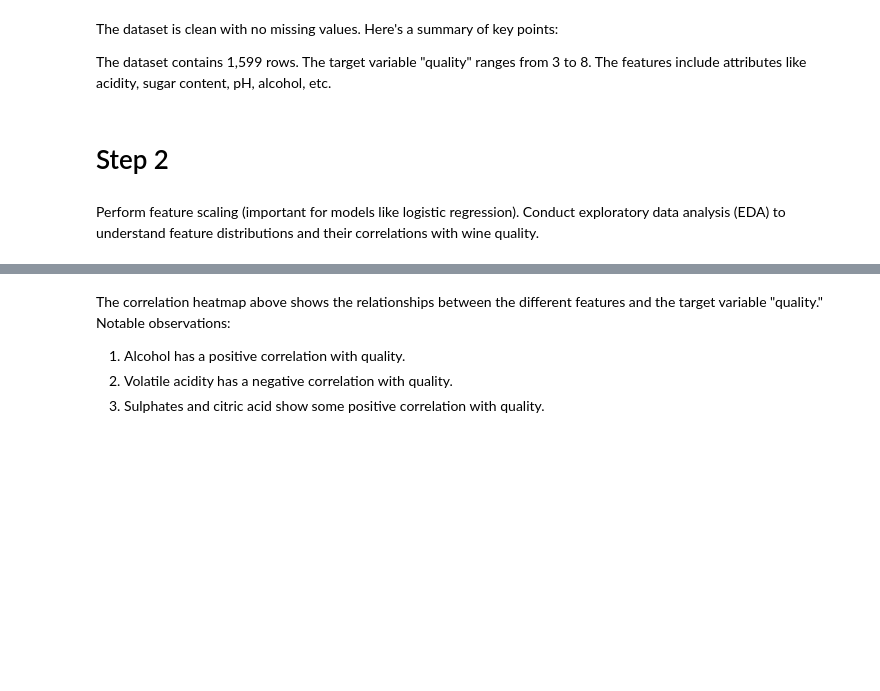
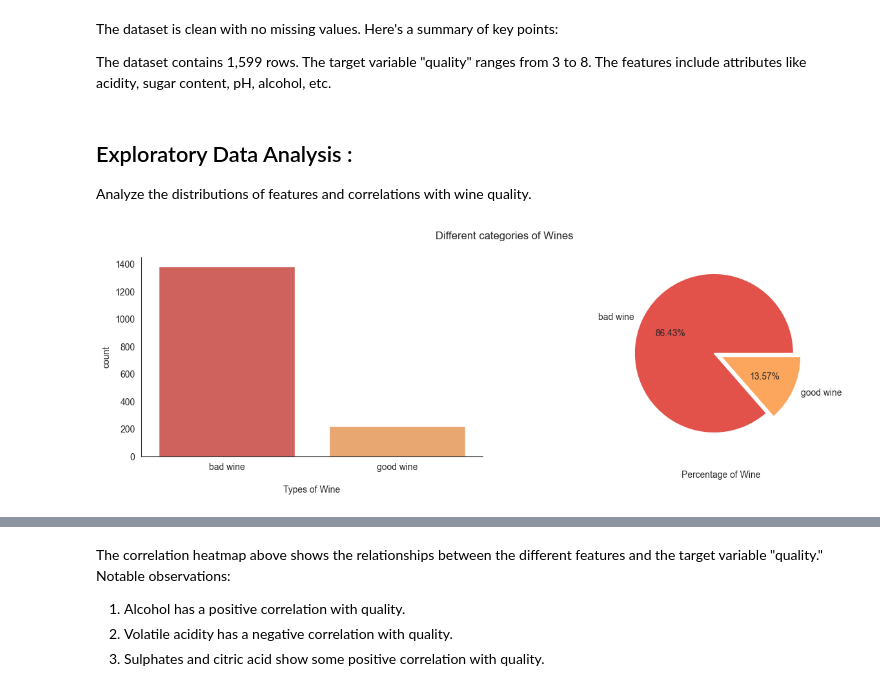
Before and after one commit to usdteam2-sri/Team2_Modul1_Final_Project, a Jupyter notebook: Final-Project-Report-Team-2.ipynb, the cells around one changed output, grey strips where cells are left out. Cells and saved outputs as stored; diff of their text form; code cells hidden in the pictures; blank space fills up the shorter version.

```diff
--- a/Final-Project-Report-Team-2.ipynb
+++ b/Final-Project-Report-Team-2.ipynb
@@ -68,11 +118,42 @@ The dataset is clean with no missing values. Here's a summary of key points:
 The dataset contains 1,599 rows.
 The target variable "quality" ranges from 3 to 8.
 The features include attributes like acidity, sugar content, pH, alcohol, etc.
-# %% [markdown]
-# Step 2
-# %% [markdown]
-Perform feature scaling (important for models like logistic regression).
-Conduct exploratory data analysis (EDA) to understand feature distributions and their correlations with wine quality.
+# %% [markdown]
+
+## Exploratory Data Analysis :
+
+Analyze the distributions of features and correlations with wine quality.
+# %%
+import seaborn as sns
+import matplotlib.pyplot as plt
+import numpy as np
+import squarify
+
+wine_data['quality'] = wine_data['quality'].apply(lambda x: 1 if x > 6.5 else 0)
+
+sns.set_style("white")
+plt.figure(figsize=(15, 4))
+
+wineScale_insight = wine_data['quality']
+
+palette = sns.color_palette("Spectral")
+import warnings
+warnings.filterwarnings("ignore")
+
+plt.subplot(1, 2, 1)
+sns.countplot(wine_data, x=wineScale_insight, palette=palette)
+plt.xticks([0,1], ['bad wine', 'good wine'])
+plt.xlabel("\nTypes of Wine")
+
+
+plt.subplot(1, 2, 2)
+plt.pie(wineScale_insight.value_counts().values, labels=['bad wine', 'good wine'], autopct="%.2f%%", explode=[0.1, 0], colors=palette)
+plt.xlabel("\nPercentage of Wine")
+
+plt.suptitle('Different categories of Wines')
+sns.despine()
+# %% [output]
+[figure, added]
 # %%
 import matplotlib.pyplot as plt
 import seaborn as sns
```
Also changed, not shown: parts of 20 cells of this notebook.
